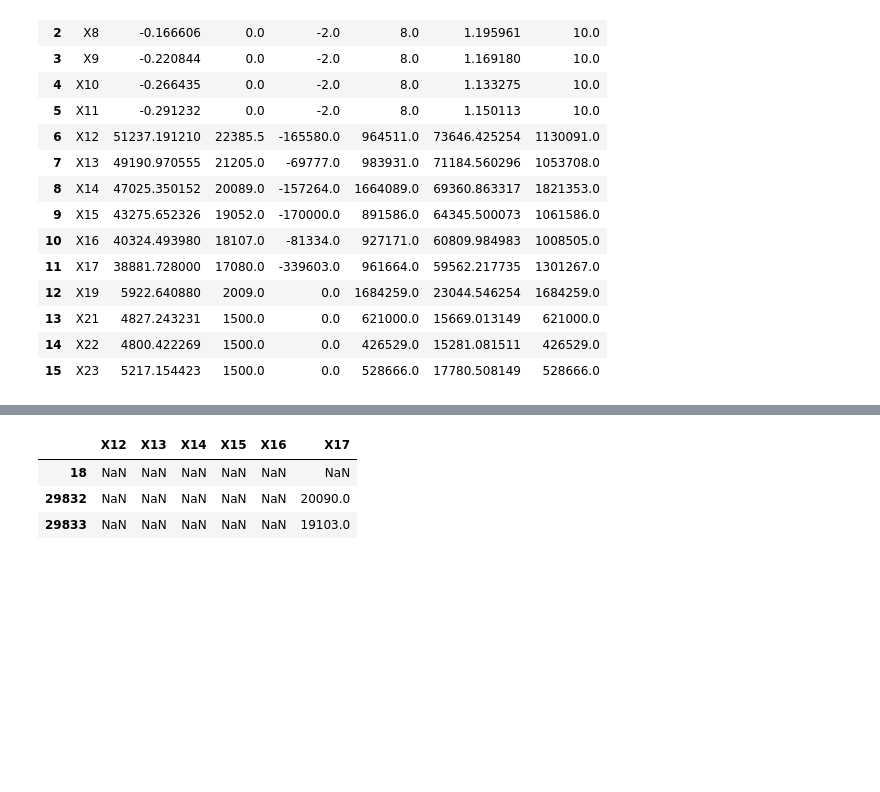
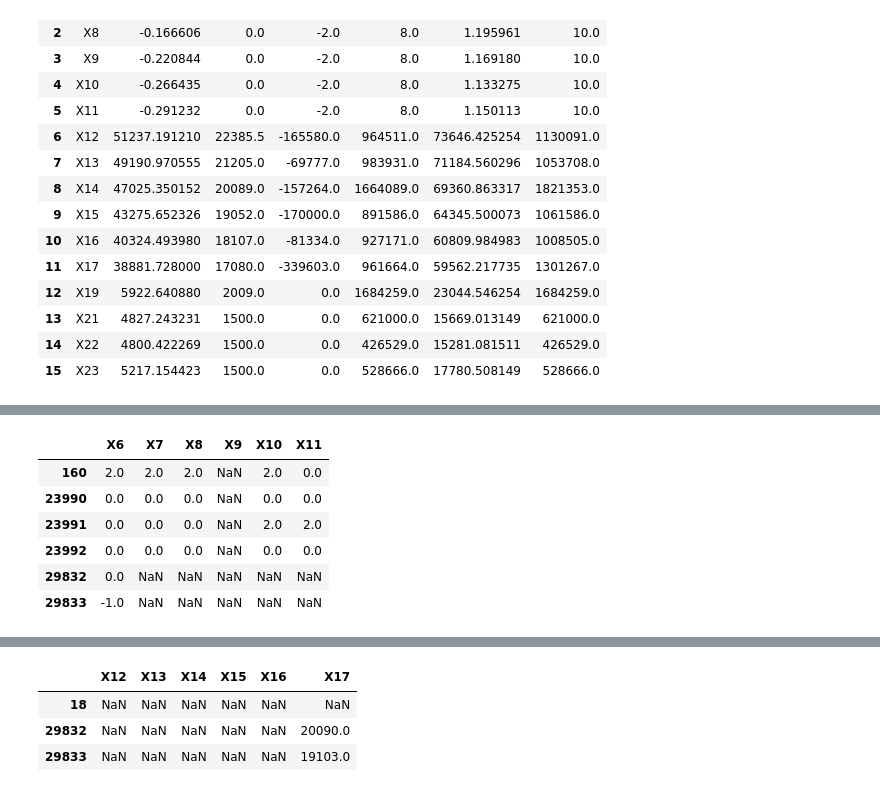
Before and after one commit to PosgradoMNA/actividades-del-projecto-equipo-125, a Jupyter notebook: Semana_3_Actividad_1.ipynb, the cells around one changed output, grey strips where cells are left out. Cells and saved outputs as stored; diff of their text form; code cells hidden in the pictures; blank space fills up the shorter version.

```diff
--- a/Semana_3_Actividad_1.ipynb
+++ b/Semana_3_Actividad_1.ipynb
@@ -235,0 +258,13 @@ mis_data
+# %%
+a2=ndf["X9"].isnull()
+a2=ndf[a2]
+a2
+a2.loc[:,"X6":"X11"]
+# %% [output]
+|  | X6 | X7 | X8 | X9 | X10 | X11 |
+| 160 | 2.0 | 2.0 | 2.0 | NaN | 2.0 | 0.0 |
+| 23990 | 0.0 | 0.0 | 0.0 | NaN | 0.0 | 0.0 |
+| 23991 | 0.0 | 0.0 | 0.0 | NaN | 2.0 | 2.0 |
+| 23992 | 0.0 | 0.0 | 0.0 | NaN | 0.0 | 0.0 |
+| 29832 | 0.0 | NaN | NaN | NaN | NaN | NaN |
+| 29833 | -1.0 | NaN | NaN | NaN | NaN | NaN |
```
Also changed, not shown: parts of 11 cells of this notebook.
